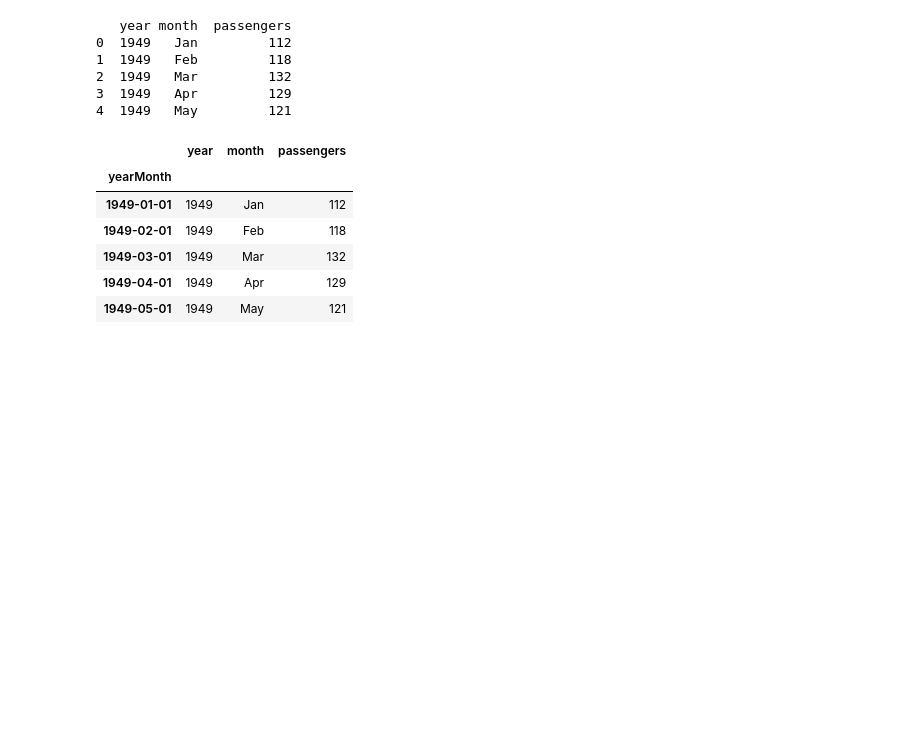
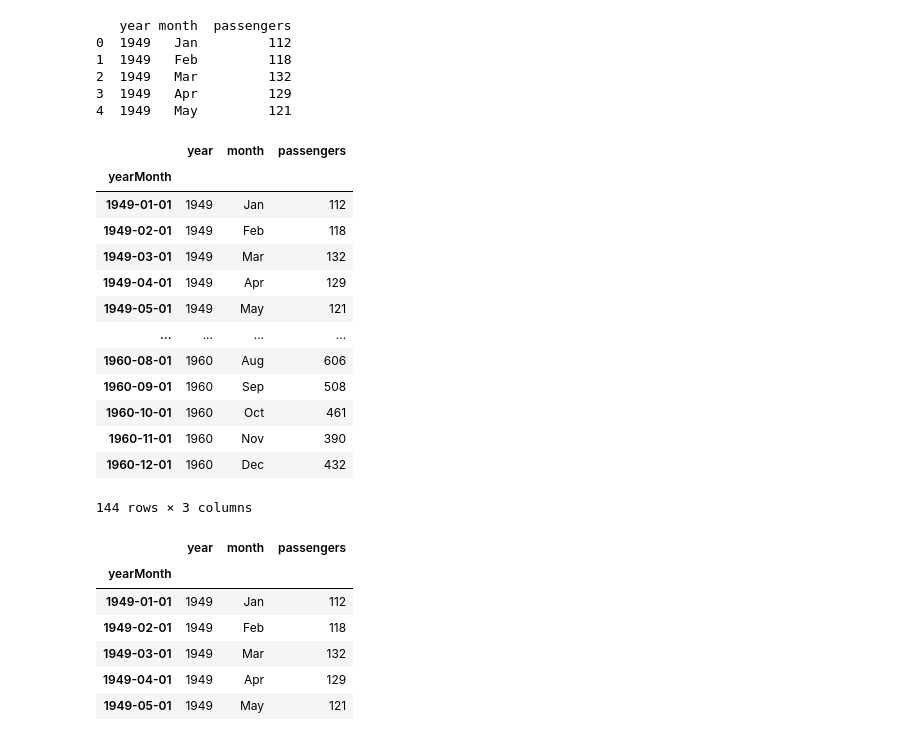
Before and after one commit to vachan12/Advanced_Analytics_CDAC_learning, a Jupyter notebook: Timeseriesprediction.ipynb, the cells around one changed output. Drawn from its saved outputs; the diff is of its cells as text; code cells hidden in the pictures; blank space fills up the shorter version.

```diff
--- a/Timeseriesprediction.ipynb
+++ b/Timeseriesprediction.ipynb
@@ -1,29 +1,44 @@
 # %%
 #Time series analysis on flights dataset from Seaborn
 import pandas as pd
 import numpy as np
 import matplotlib.pyplot as plt
 import seaborn as sns
 from statsmodels.tsa.seasonal import seasonal_decompose
 from statsmodels.tsa.stattools import adfuller
 from statsmodels.tsa.arima.model import ARIMA
 from statsmodels.tsa.statespace.sarimax import SARIMAX
 from statsmodels.graphics.tsaplots import plot_acf,plot_pacf
 from sklearn.metrics import mean_absolute_error,mean_squared_error,r2_score
 import math
 
 df = sns.load_dataset('flights')
 print(df.head())
 #Converting it to a specified date-time format
 df['yearMonth'] = pd.to_datetime("01-"+df['month'].astype(str)+'-'+df['year'].astype(str))
 df.set_index('yearMonth',inplace=True)
+df
 # %% [output]
    year month  passengers
 0  1949   Jan         112
 1  1949   Feb         118
 2  1949   Mar         132
 3  1949   Apr         129
 4  1949   May         121
+|  | year | month | passengers |
+| yearMonth |  |  |  |
+| 1949-01-01 | 1949 | Jan | 112 |
+| 1949-02-01 | 1949 | Feb | 118 |
+| 1949-03-01 | 1949 | Mar | 132 |
+| 1949-04-01 | 1949 | Apr | 129 |
+| 1949-05-01 | 1949 | May | 121 |
+| ... | ... | ... | ... |
+| 1960-08-01 | 1960 | Aug | 606 |
+| 1960-09-01 | 1960 | Sep | 508 |
+| 1960-10-01 | 1960 | Oct | 461 |
+| 1960-11-01 | 1960 | Nov | 390 |
+| 1960-12-01 | 1960 | Dec | 432 |
+144 rows × 3 columns
 # %%
 df.head()
 # %% [output]
```
Also changed, not shown: parts of 1 cell of this notebook, 4 other files.
